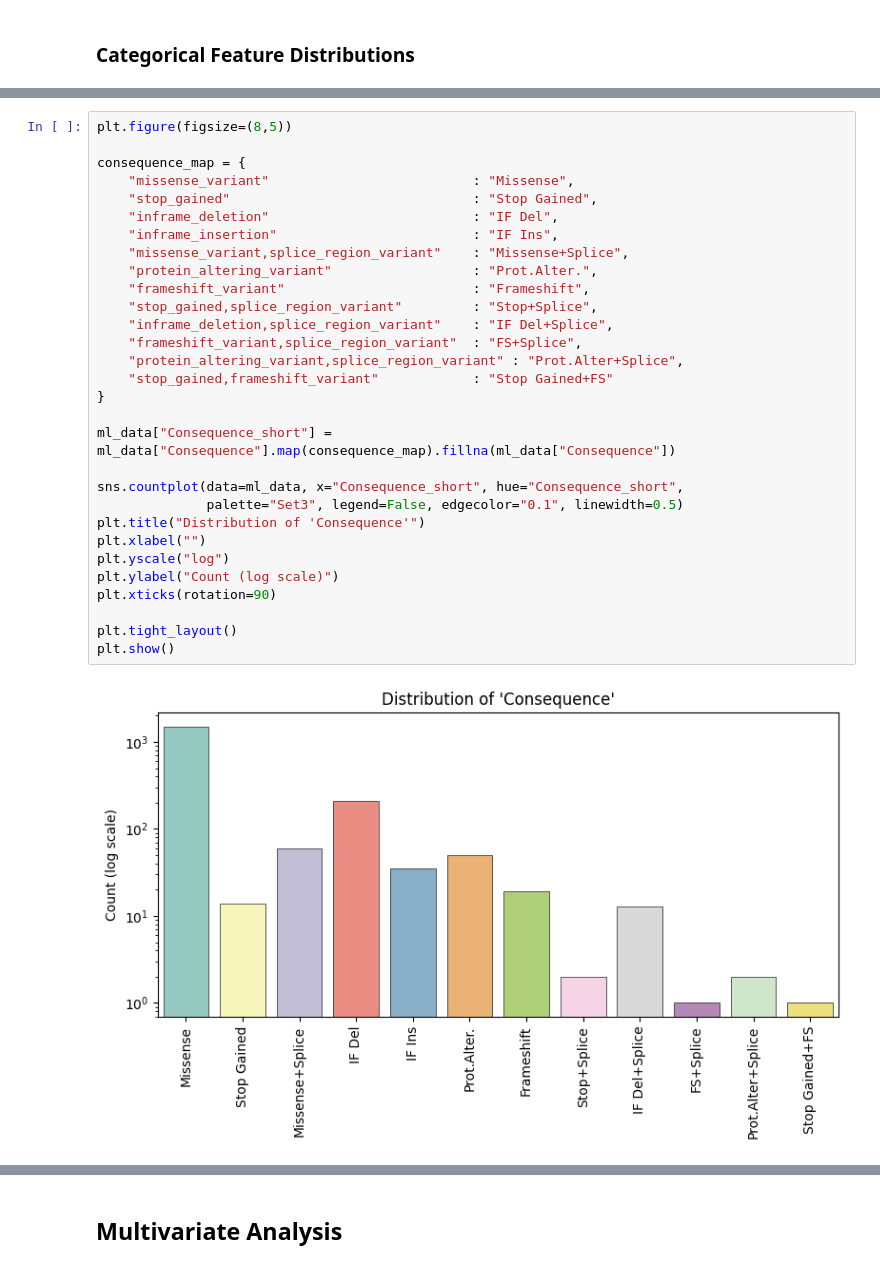
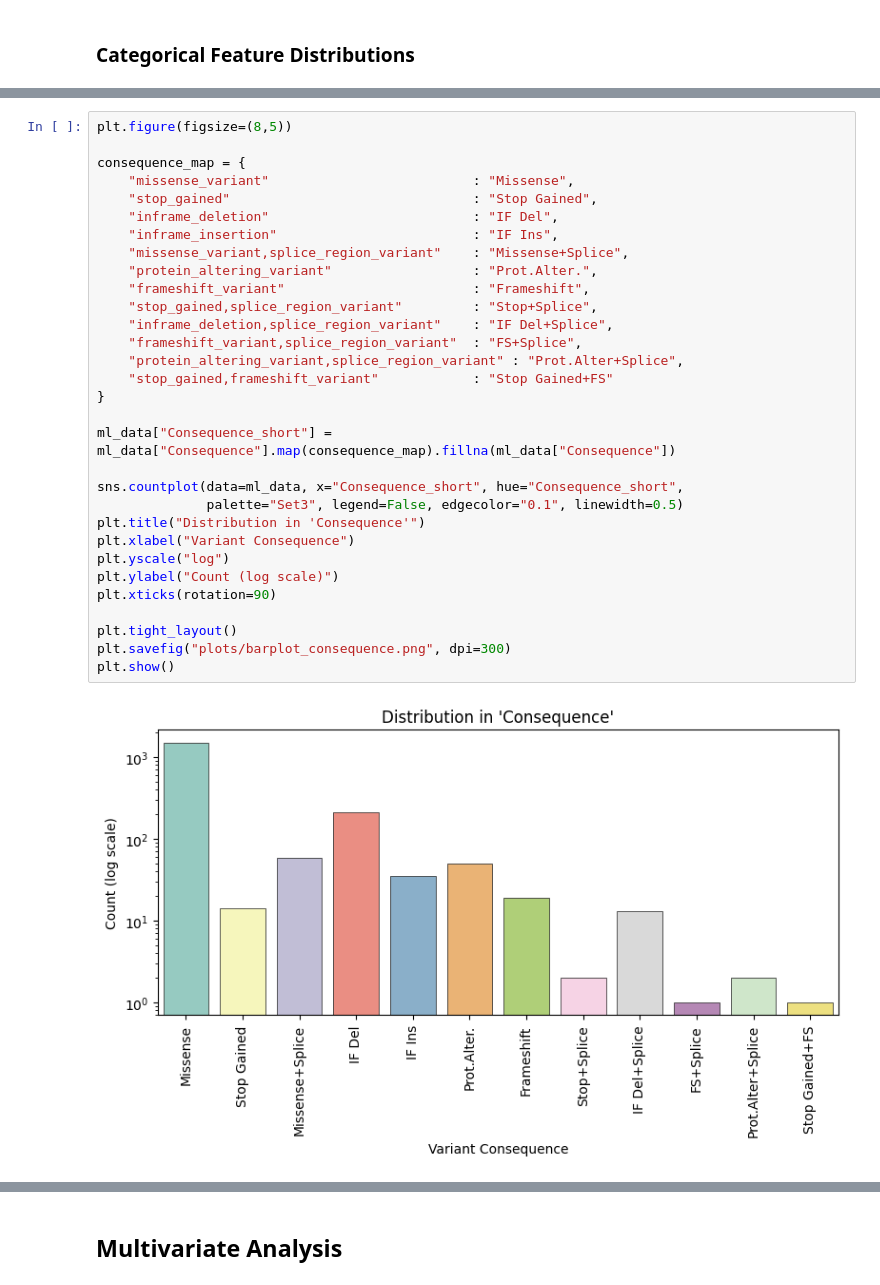
Before and after one commit to anekleiven/machine_learning_pipeline, a Jupyter notebook: 02_Exploratory_Analysis.ipynb, the cells around one changed output, grey strips where cells are left out. Cells and saved outputs as stored; diff of their text form.

```diff
--- a/02_Exploratory_Analysis.ipynb
+++ b/02_Exploratory_Analysis.ipynb
@@ -218,35 +226,36 @@ plt.show()
 # %%
 plt.figure(figsize=(8,5))
 
 consequence_map = {
     "missense_variant"                          : "Missense",
     "stop_gained"                               : "Stop Gained",
     "inframe_deletion"                          : "IF Del",
     "inframe_insertion"                         : "IF Ins",
     "missense_variant,splice_region_variant"    : "Missense+Splice",
     "protein_altering_variant"                  : "Prot.Alter.",
     "frameshift_variant"                        : "Frameshift",
     "stop_gained,splice_region_variant"         : "Stop+Splice",
     "inframe_deletion,splice_region_variant"    : "IF Del+Splice",
     "frameshift_variant,splice_region_variant"  : "FS+Splice",
     "protein_altering_variant,splice_region_variant" : "Prot.Alter+Splice",
     "stop_gained,frameshift_variant"            : "Stop Gained+FS"
 }
 
 ml_data["Consequence_short"] = ml_data["Consequence"].map(consequence_map).fillna(ml_data["Consequence"])
 
 sns.countplot(data=ml_data, x="Consequence_short", hue="Consequence_short",
               palette="Set3", legend=False, edgecolor="0.1", linewidth=0.5)
-plt.title("Distribution of 'Consequence'")
-plt.xlabel("")
+plt.title("Distribution in 'Consequence'")
+plt.xlabel("Variant Consequence")
 plt.yscale("log")
 plt.ylabel("Count (log scale)")
 plt.xticks(rotation=90)
 
 plt.tight_layout()
+plt.savefig("plots/barplot_consequence.png", dpi=300)
 plt.show()
 # %% [output]
-[figure, old version]
+[figure, new version]
 # %%
 gene_counts = ml_data["Hugo_Symbol"].value_counts()
 
```
Also changed, not shown: parts of 12 cells of this notebook, 15 other files.
